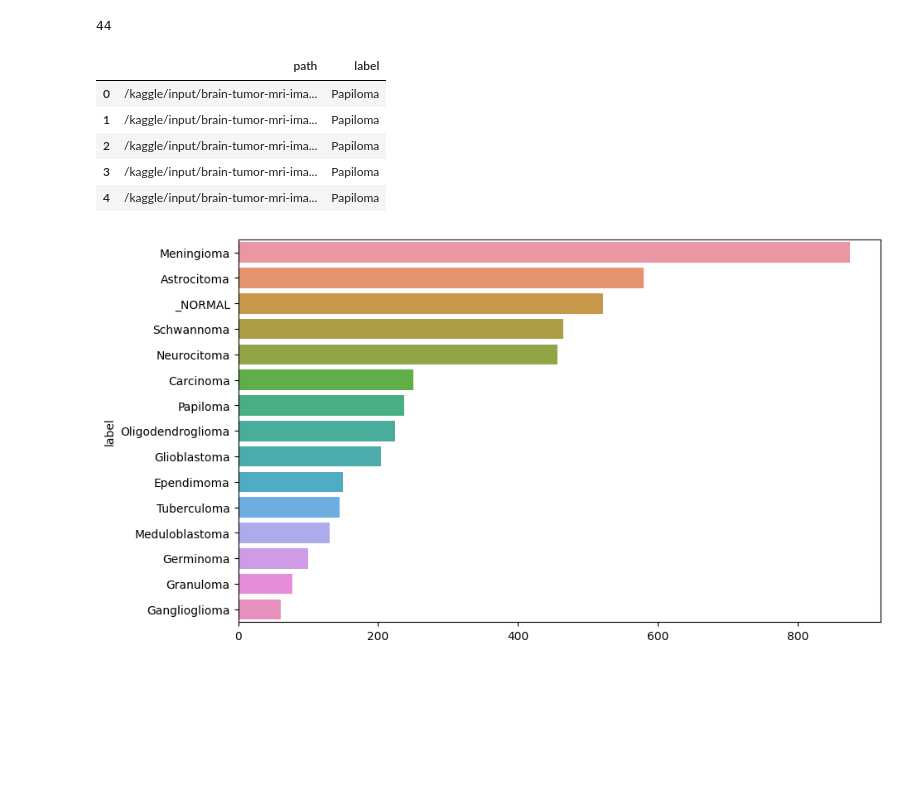
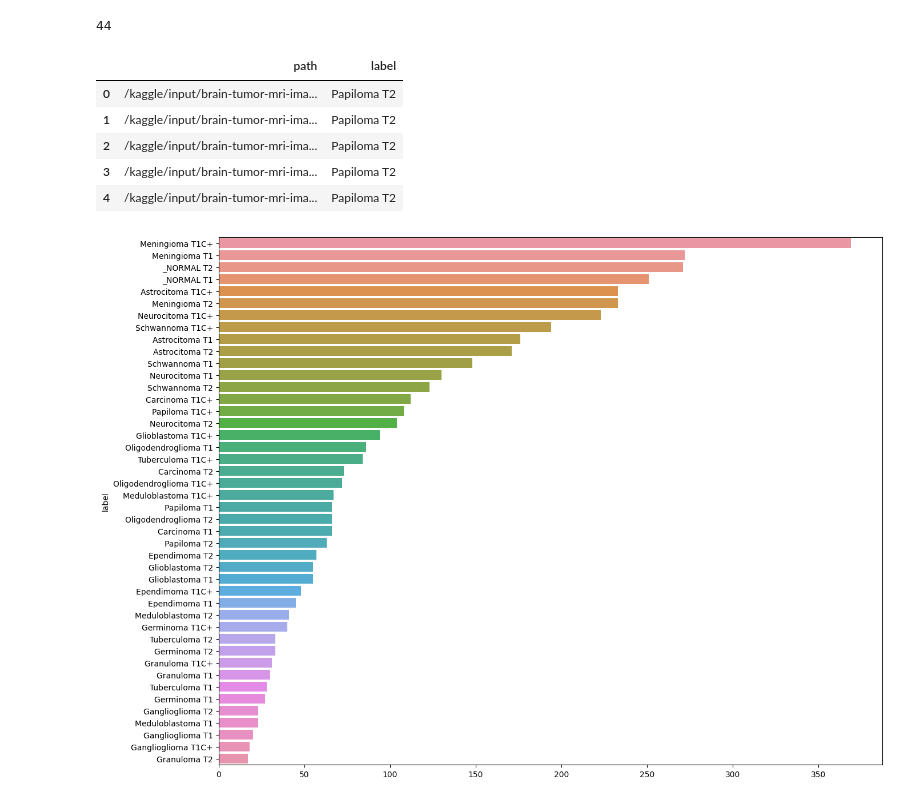
Before and after one commit to Som-III/Brain_tumor_detection_using_deep_learning, a Jupyter notebook: tumor_detection.ipynb, the cells around one changed output. Cells and saved outputs as stored; diff of their text form; code cells hidden in the pictures; blank space fills up the shorter version.

Commit message:
Kaggle Notebook | tumor | Before augmentation

```diff
--- a/tumor_detection.ipynb
+++ b/tumor_detection.ipynb
@@ -70,24 +70,24 @@ def create_df(df):
         class_folder = os.listdir(class_path)
         for img in class_folder:
             img_path = os.path.join(class_path,img)
-            df = df._append({'path':os.path.join(class_path,img) , 'label' : fold.split(' ')[0]},ignore_index=True)
+            df = df._append({'path':os.path.join(class_path,img) , 'label' : fold},ignore_index=True)
     return df
 # %%
 df = create_df(df)
 df.head()
 # %% [output]
 |  | path | label |
-| 0 | /kaggle/input/brain-tumor-mri-ima... | Papiloma |
-| 1 | /kaggle/input/brain-tumor-mri-ima... | Papiloma |
-| 2 | /kaggle/input/brain-tumor-mri-ima... | Papiloma |
-| 3 | /kaggle/input/brain-tumor-mri-ima... | Papiloma |
-| 4 | /kaggle/input/brain-tumor-mri-ima... | Papiloma |
+| 0 | /kaggle/input/brain-tumor-mri-ima... | Papiloma T2 |
+| 1 | /kaggle/input/brain-tumor-mri-ima... | Papiloma T2 |
+| 2 | /kaggle/input/brain-tumor-mri-ima... | Papiloma T2 |
+| 3 | /kaggle/input/brain-tumor-mri-ima... | Papiloma T2 |
+| 4 | /kaggle/input/brain-tumor-mri-ima... | Papiloma T2 |
 # %%
 label_counts = df['label'].value_counts().sort_values(ascending=False)
 sorted_label = label_counts.index
 # %%
-plt.figure(figsize=(10,6))
+plt.figure(figsize=(15,12))
 sns.barplot(x=label_counts.values, y=sorted_label)
 plt.show()
 # %% [output]
-[figure, old version]
+[figure, new version]
```
Also changed, not shown: parts of 1 cell of this notebook.
